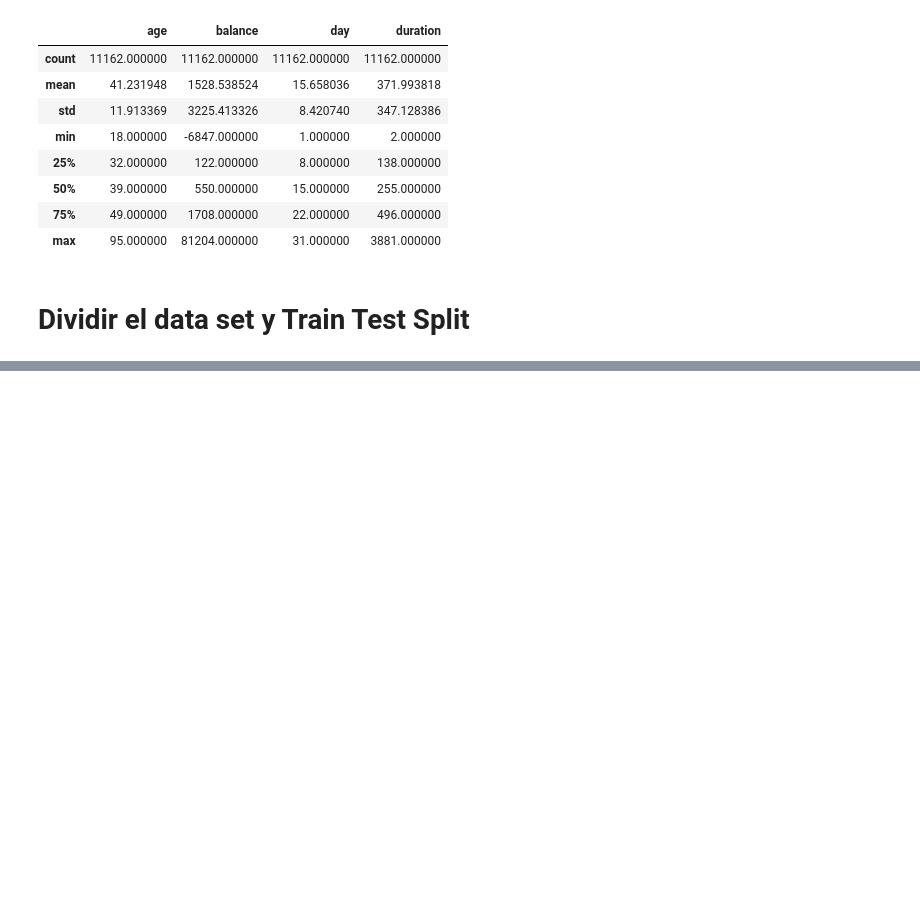
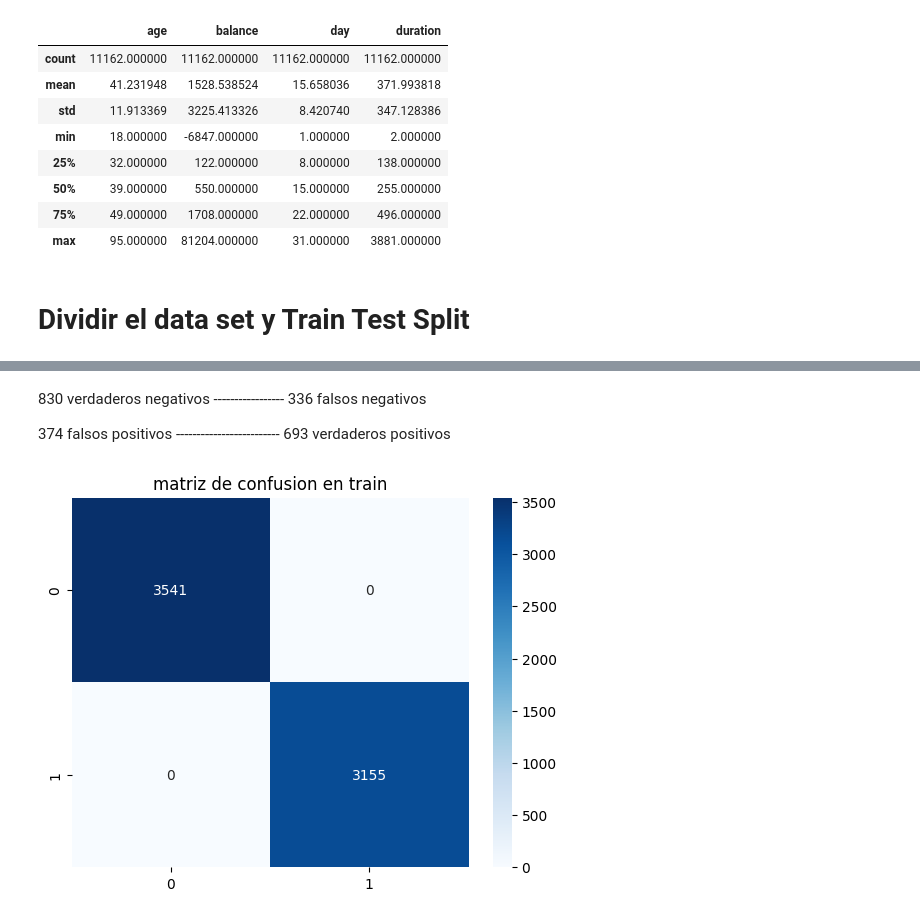
Before and after one commit to gabislot07/Chona-avanzado-2024, a Jupyter notebook: modelos parte 1 -solo los atributos numericos continuos/Arboles de Decisión para Clasificación.ipynb, the cells around one changed output, grey strips where cells are left out. Cells and saved outputs as stored; diff of their text form; code cells hidden in the pictures; blank space fills up the shorter version.

```diff
--- a/modelos parte 1 -solo los atributos numericos continuos/Arboles de Decisión para Clasificación.ipynb
+++ b/modelos parte 1 -solo los atributos numericos continuos/Arboles de Decisión para Clasificación.ipynb
@@ -186,0 +117,13 @@ NameError: name 'y_test_pred' is not defined
+# %% [markdown]
+830 verdaderos negativos    -----------------            336 falsos negativos
+
+374 falsos positivos        -------------------------             693 verdaderos positivos
+# %%
+# Matriz de confusión sobre los datos de Train
+conf_matrix = confusion_matrix(y_train, y_train_pred)
+sns.heatmap(conf_matrix, annot=True, fmt='d', cmap='Blues')
+
+plt.title('matriz de confusion en train')
+plt.show()
+# %% [output]
+[figure, added]
```
Also changed, not shown: parts of 26 cells of this notebook, 1 other file.
